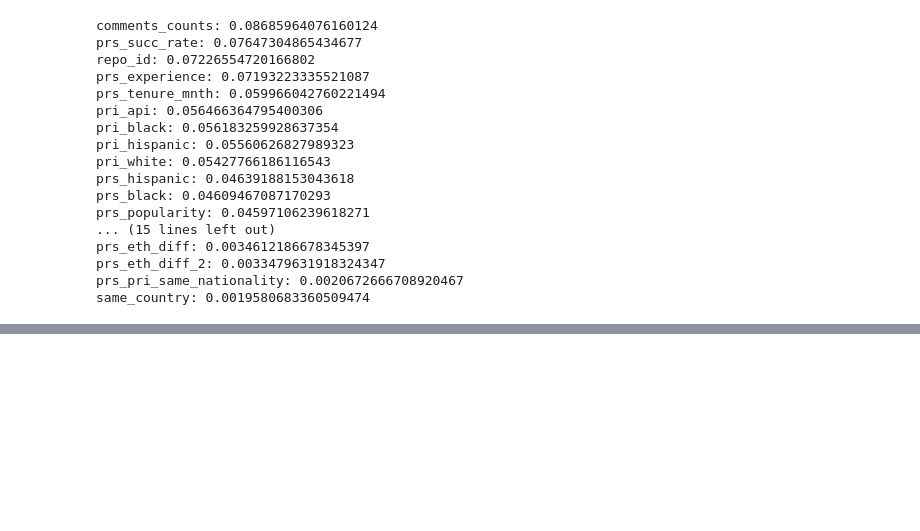
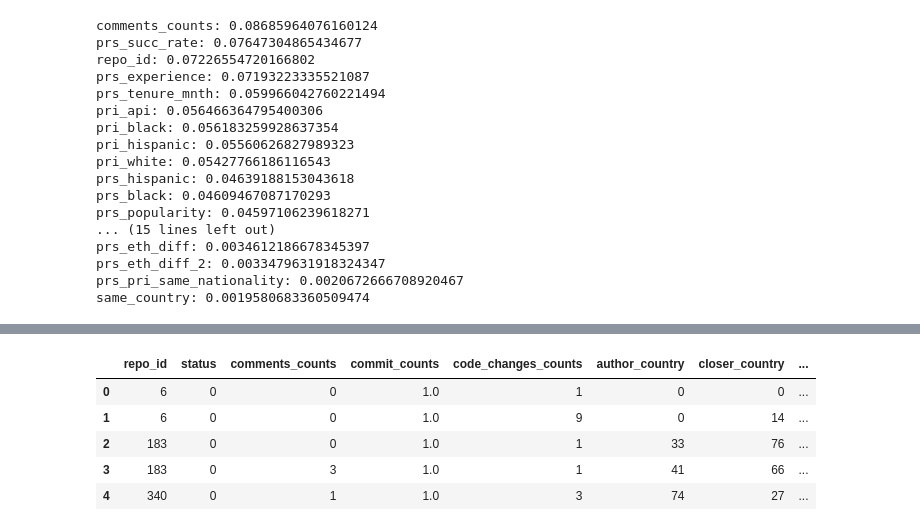
Before and after one commit to amirrshams/PR-comment-classifier, a Jupyter notebook: Ethnicity/comparing_model.ipynb, the cells around one changed output, grey strips where cells are left out. Saved outputs shown, nothing was run; the diff lists cells and outputs as text; code cells hidden in the pictures; blank space fills up the shorter version.

```diff
--- a/Ethnicity/comparing_model.ipynb
+++ b/Ethnicity/comparing_model.ipynb
@@ -544,0 +591,9 @@ same_country: 0.0019580683360509474
+# %%
+df_nonmerged_encoded.head()
+# %% [output]
+|  | repo_id | status | comments_counts | commit_counts | code_changes_counts | author_country | closer_country | ... |
+| 0 | 6 | 0 | 0 | 1.0 | 1 | 0 | 0 | ... |
+| 1 | 6 | 0 | 0 | 1.0 | 9 | 0 | 14 | ... |
+| 2 | 183 | 0 | 0 | 1.0 | 1 | 33 | 76 | ... |
+| 3 | 183 | 0 | 3 | 1.0 | 1 | 41 | 66 | ... |
+| 4 | 340 | 0 | 1 | 1.0 | 3 | 74 | 27 | ... |
```
Also changed, not shown: parts of 17 cells of this notebook.
